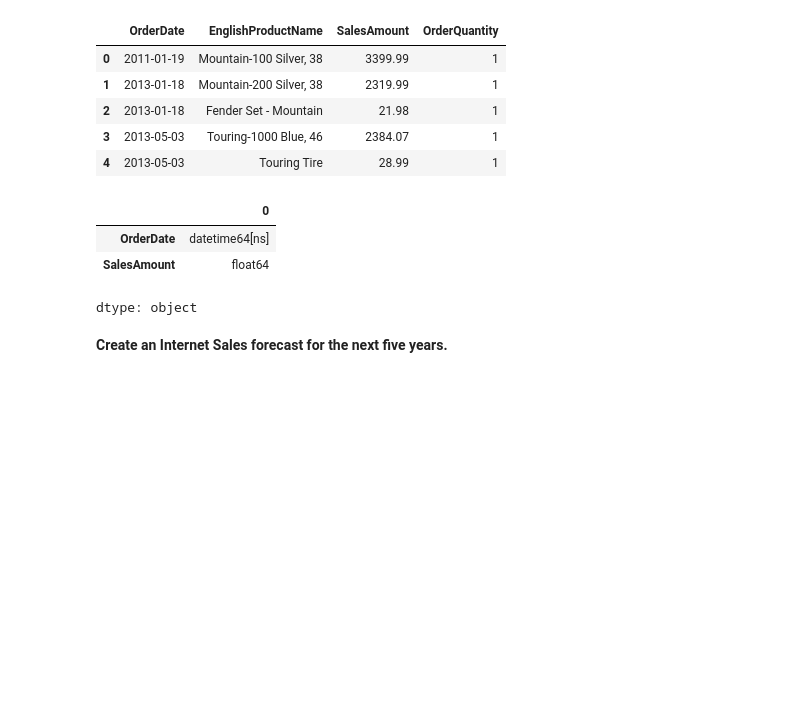
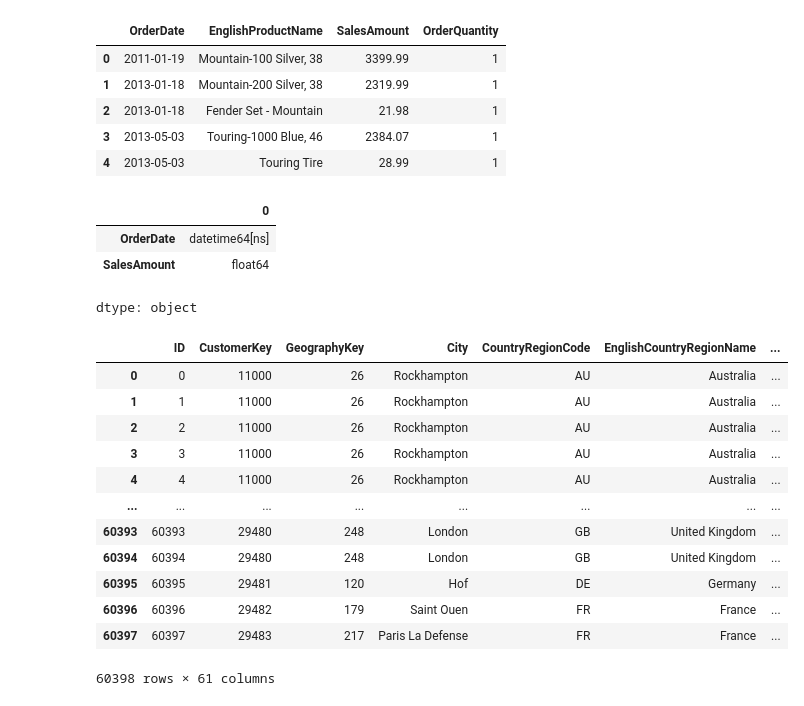
Before and after one commit to theatu824/MSSP607-GitHub, a Jupyter notebook: WeeklyModules/Week08/theatu824_PARTICIPATION_ACTIVITY_Week_8_Plot_a_trendline_over_a_time_series_dataset.ipynb, the cells around one changed output. Saved outputs shown, nothing was run; the diff lists cells and outputs as text; code cells hidden in the pictures; blank space fills up the shorter version.

```diff
--- a/WeeklyModules/Week08/theatu824_PARTICIPATION_ACTIVITY_Week_8_Plot_a_trendline_over_a_time_series_dataset.ipynb
+++ b/WeeklyModules/Week08/theatu824_PARTICIPATION_ACTIVITY_Week_8_Plot_a_trendline_over_a_time_series_dataset.ipynb
@@ -54,7 +69,20 @@ internet_sales[["OrderDate", "SalesAmount"]].dtypes
 | OrderDate | datetime64[ns] |
 | SalesAmount | float64 |
 dtype: object
-# %% [markdown]
-**Create an Internet Sales forecast for the next five years.**
 # %%
 internet_sales = internet_sales.assign(orderyear = internet_sales['OrderDate'].dt.year)
+internet_sales
+# %% [output]
+|  | ID | CustomerKey | GeographyKey | City | CountryRegionCode | EnglishCountryRegionName | ... |
+| 0 | 0 | 11000 | 26 | Rockhampton | AU | Australia | ... |
+| 1 | 1 | 11000 | 26 | Rockhampton | AU | Australia | ... |
+| 2 | 2 | 11000 | 26 | Rockhampton | AU | Australia | ... |
+| 3 | 3 | 11000 | 26 | Rockhampton | AU | Australia | ... |
+| 4 | 4 | 11000 | 26 | Rockhampton | AU | Australia | ... |
+| ... | ... | ... | ... | ... | ... | ... | ... |
+| 60393 | 60393 | 29480 | 248 | London | GB | United Kingdom | ... |
+| 60394 | 60394 | 29480 | 248 | London | GB | United Kingdom | ... |
+| 60395 | 60395 | 29481 | 120 | Hof | DE | Germany | ... |
+| 60396 | 60396 | 29482 | 179 | Saint Ouen | FR | France | ... |
+| 60397 | 60397 | 29483 | 217 | Paris La Defense | FR | France | ... |
+60398 rows × 61 columns
```
Also changed, not shown: parts of 22 cells of this notebook.
